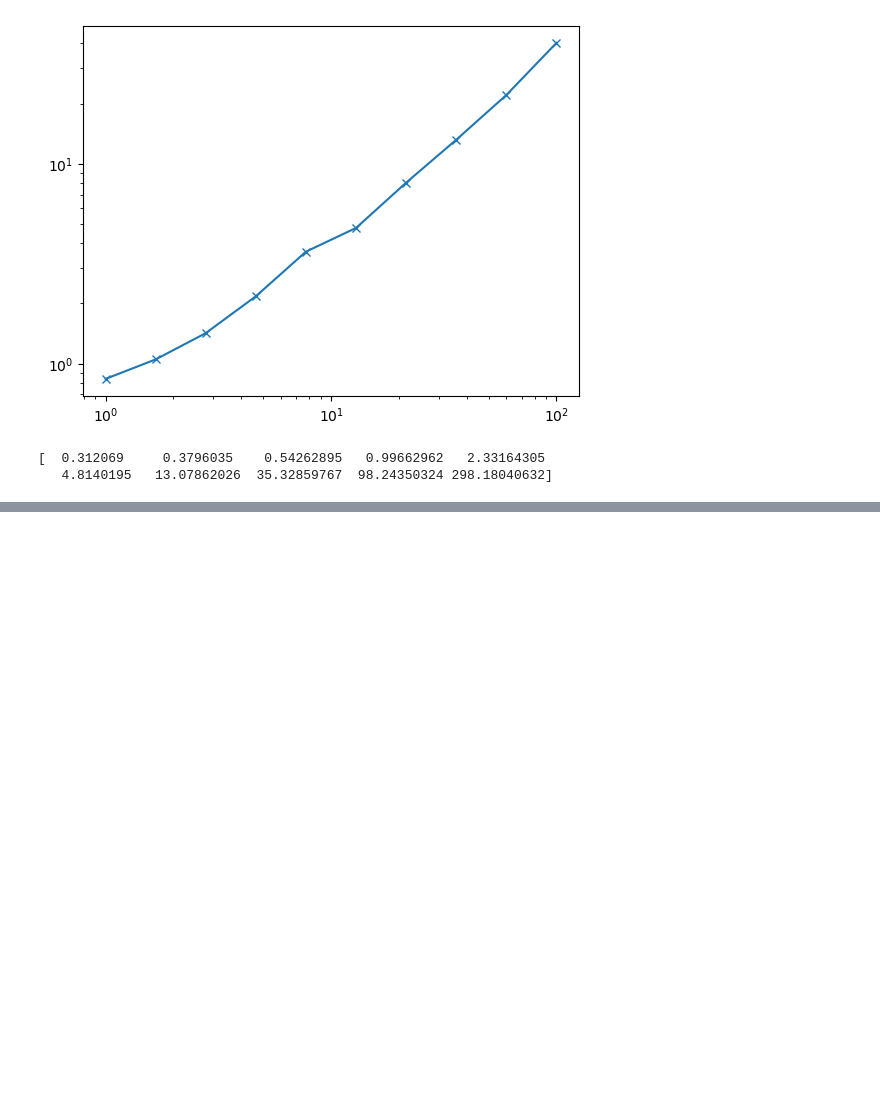
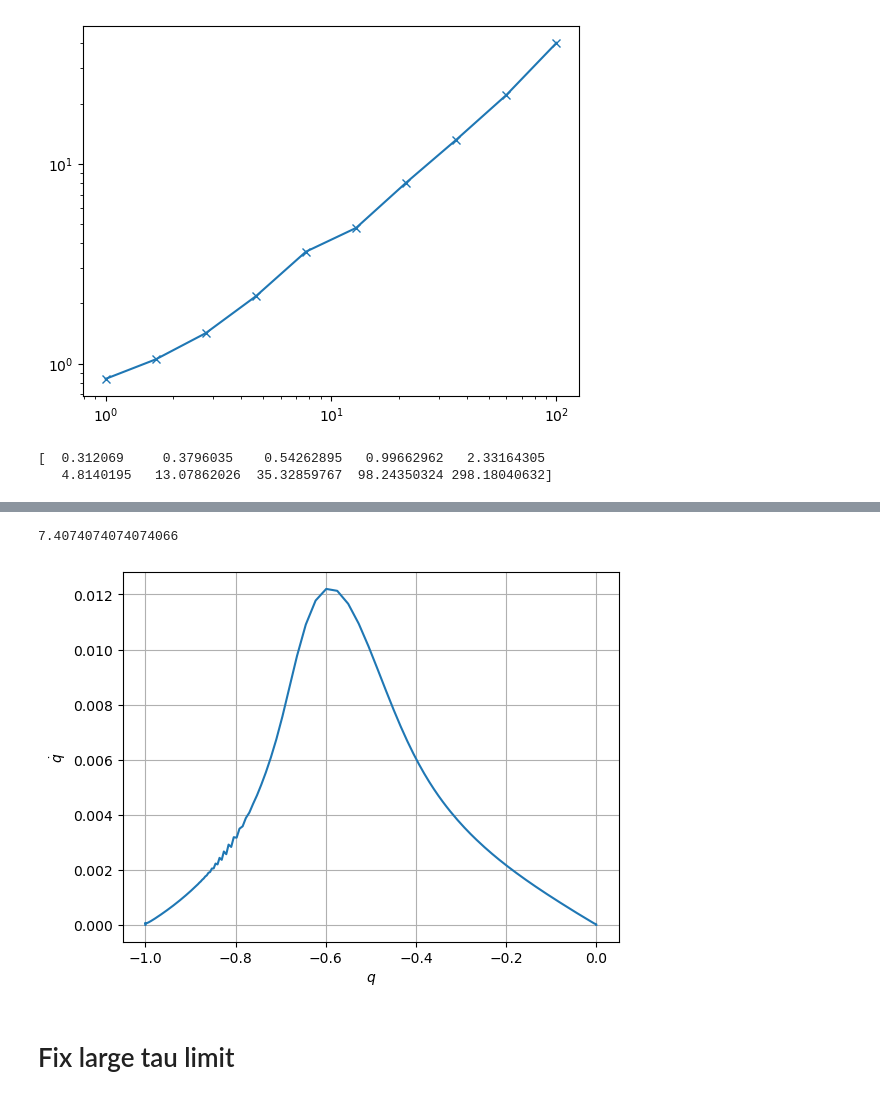
Before and after one commit to larstors/Internship, a Jupyter notebook: numerics/output.ipynb, the cells around one changed output, grey strips where cells are left out. Cells and saved outputs as stored; diff of their text form; code cells hidden in the pictures; blank space fills up the shorter version.

Commit message:
Fix large tau?

```diff
--- a/numerics/output.ipynb
+++ b/numerics/output.ipynb
@@ -702,0 +703,15 @@ Optimization terminated successfully    (Exit mode 0)
+# %%
+print(2 / 27 * 100)
+# %% [output]
+7.4074074074074066
+# %%
+plt.plot(R2[:-1], (R2[1:] - R2[:-1]) / dt)
+#plt.plot(R1[:-1], (R1[1:] - R1[:-1]) / dt)
+plt.xlabel(r"$q$")
+plt.ylabel(r"$\dot{q}$")
+plt.grid()
+plt.show()
+# %% [output]
+[figure, added]
+# %% [markdown]
+# Fix large tau limit
```
Also changed, not shown: parts of 10 cells of this notebook, 2 other files.
